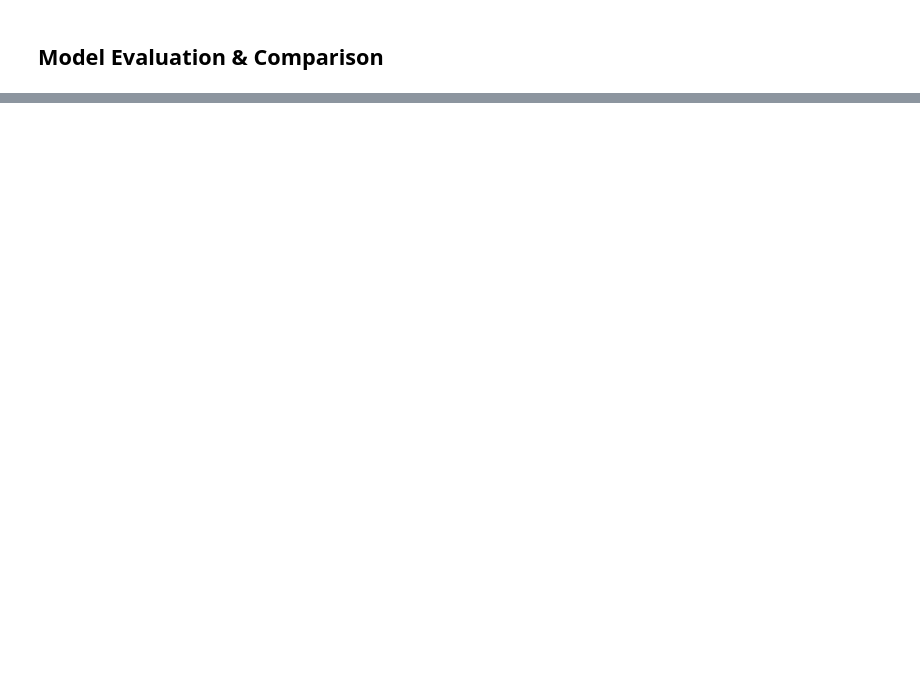
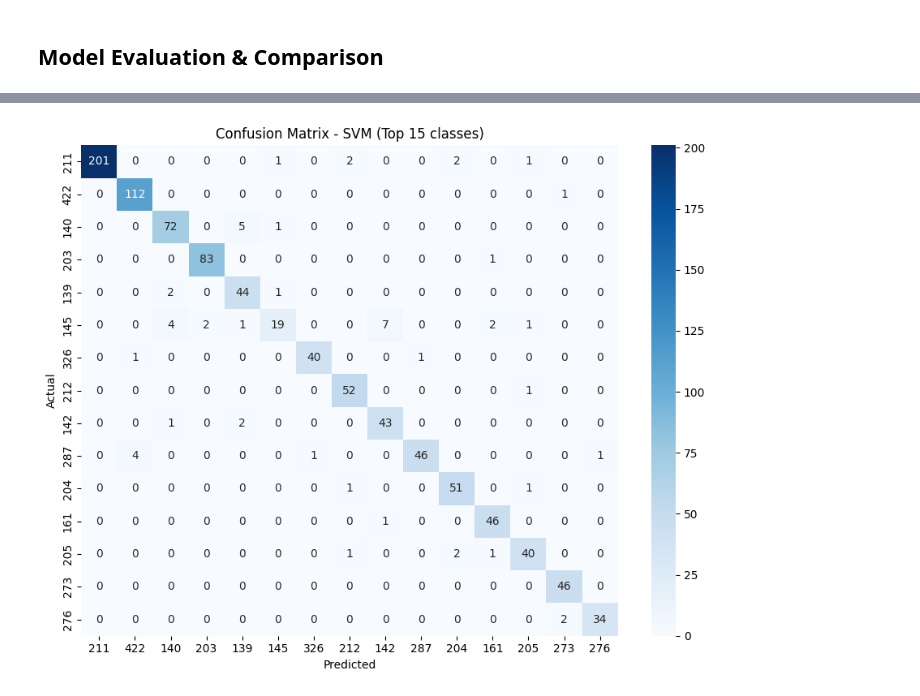
Before and after one commit to hannah-lin-nu/HTS-Master-Classifier, a Jupyter notebook: HTS_Classifier.ipynb, the cells around one changed output, grey strips where cells are left out. Drawn from its saved outputs; the diff is of its cells as text; code cells hidden in the pictures; blank space fills up the shorter version.

```diff
--- a/HTS_Classifier.ipynb
+++ b/HTS_Classifier.ipynb
@@ -262,0 +442,28 @@ print(precision_score(y_test, svm_pred, average='weighted', zero_division=0))
+# %%
+from sklearn.metrics import confusion_matrix
+import seaborn as sns
+
+# Update for best result model
+best_pred = svm_pred  # o svm_pred, el que haya ganado
+best_name = "SVM"
+
+y_test_reset = pd.Series(y_test).reset_index(drop=True)
+
+top_classes = y_test_reset.value_counts().nlargest(15).index
+mask = y_test_reset.isin(top_classes)
+
+cm = confusion_matrix(
+    y_test_reset[mask],
+    pd.Series(best_pred)[mask],
+    labels=top_classes
+)
+
+plt.figure(figsize=(9, 7))
+sns.heatmap(cm, annot=True, fmt="d", cmap="Blues", xticklabels=top_classes, yticklabels=top_classes)
+plt.title(f"Confusion Matrix - {best_name} (Top 15 classes)")
+plt.xlabel("Predicted")
+plt.ylabel("Actual")
+plt.tight_layout()
+plt.show()
+# %% [output]
+[figure, added]
```
Also changed, not shown: parts of 20 cells of this notebook, 1 other file.
